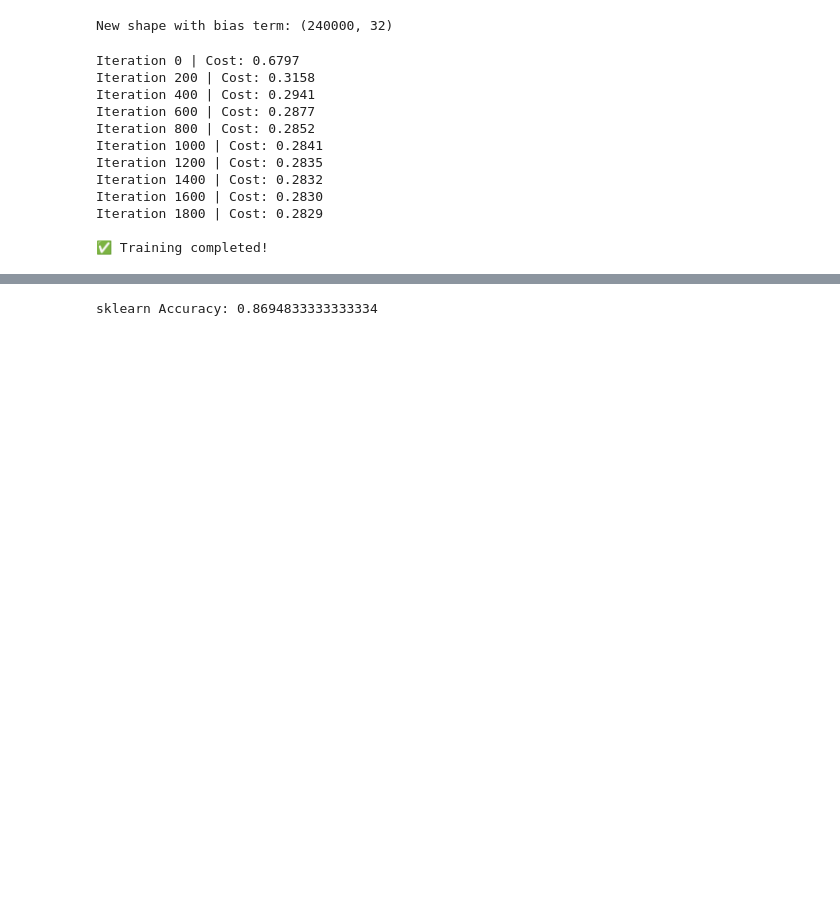
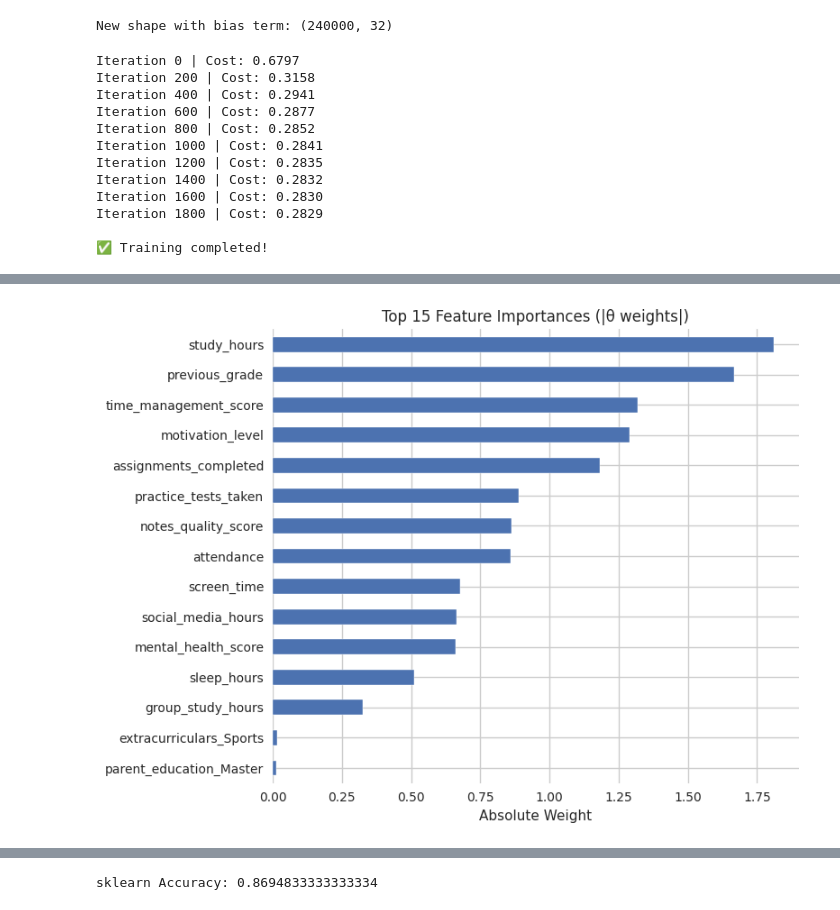
Before and after one commit to AnujaG1/Logistic-Algorithm, a Jupyter notebook: logistics_regression.ipynb, the cells around one changed output, grey strips where cells are left out. Saved outputs shown, nothing was run; the diff lists cells and outputs as text; code cells hidden in the pictures; blank space fills up the shorter version.

```diff
--- a/logistics_regression.ipynb
+++ b/logistics_regression.ipynb
@@ -171,3 +171,14 @@ Recall   : 0.9027
 F1 Score : 0.8928
 ROC-AUC  : 0.9471
 [figure]
+# %%
+feature_names = pd.read_csv('X_features.csv').columns.tolist()
+weights = pd.Series(np.abs(theta[1:]), index=feature_names).sort_values(ascending=True).tail(15)
+plt.figure(figsize=(8,6))
+weights.plot(kind='barh')
+plt.title('Top 15 Feature Importances (|θ weights|)')
+plt.xlabel('Absolute Weight')
+plt.tight_layout()
+plt.show()
+# %% [output]
+[figure, added]
```
Also changed, not shown: parts of 3 cells of this notebook, 6 other files.
